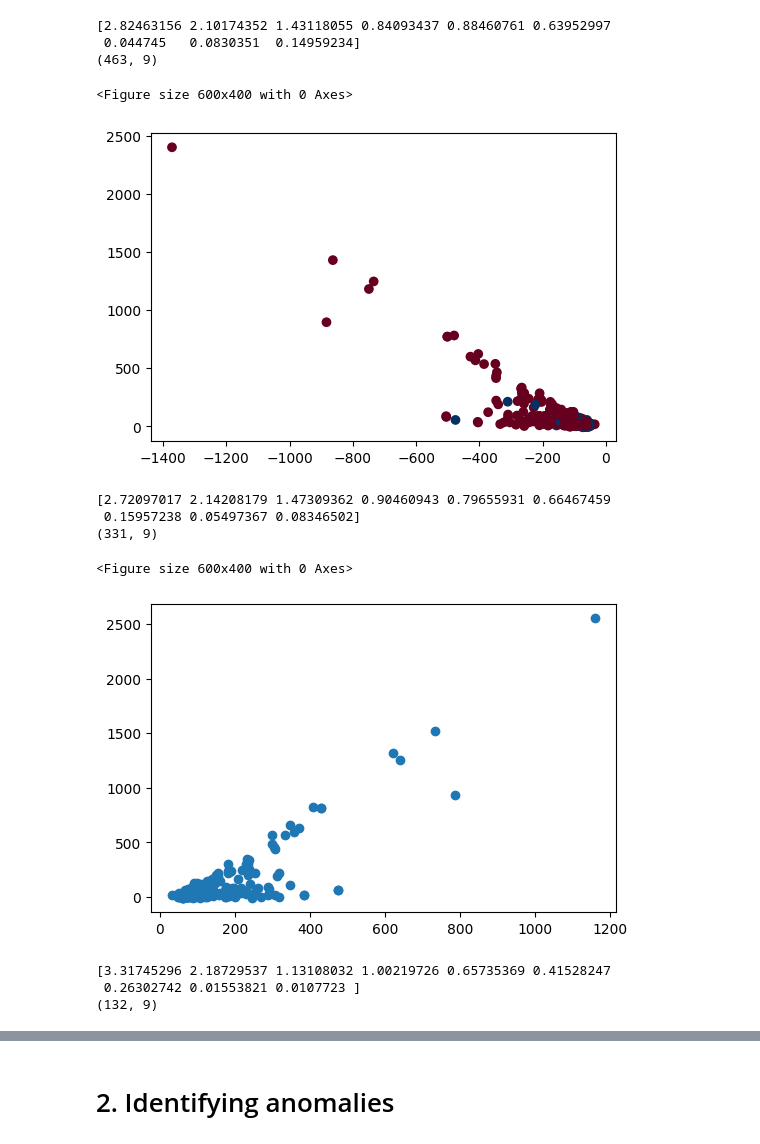
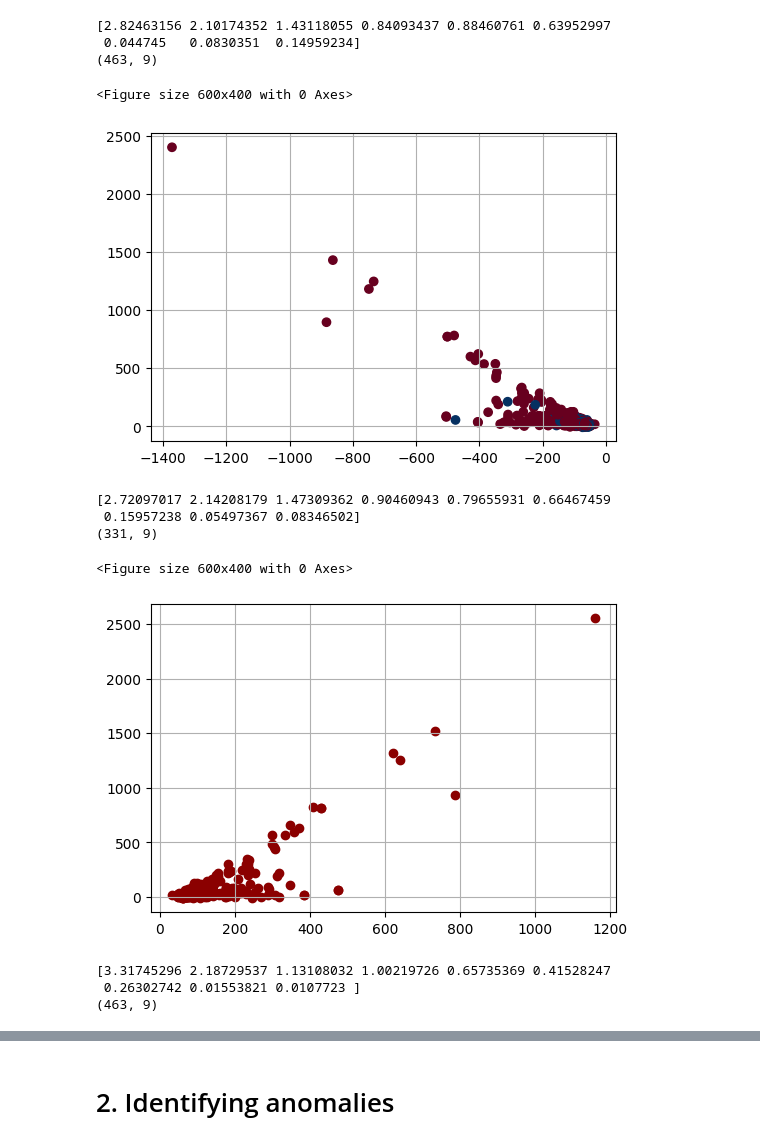
Before and after one commit to SrChen6/AA1-Competition, a Jupyter notebook: preprocessing-v2.ipynb, the cells around one changed output, grey strips where cells are left out. Saved outputs shown, nothing was run; the diff lists cells and outputs as text; code cells hidden in the pictures.

```diff
--- a/preprocessing-v2.ipynb
+++ b/preprocessing-v2.ipynb
@@ -93,43 +93,44 @@ z = X_pca.loc[:, 2]
 
 plt.figure(figsize = (6, 4))
 _ = plt.scatter(x = x, y = y, c = raw_data['Target'], cmap = "RdBu")
+_ = plt.grid()
 # %% [output]
 <Figure size 600x400 with 0 Axes>
-[figure, old version]
+[figure, new version]
 # %%
 sick_numdata = raw_data.drop(columns = ["Female", "Target"])[raw_data['Target'] == 0]
 corr = sick_numdata.corr()
 
 eigs, U = np.linalg.eig(corr)
-X_pca = sick_numdata @ U
+sick_pca = sick_numdata @ U
 
 print(eigs)
-print(X_pca.shape)
+print(sick_pca.shape)
 # %% [output]
 [2.72097017 2.14208179 1.47309362 0.90460943 0.79655931 0.66467459
  0.15957238 0.05497367 0.08346502]
 (331, 9)
 # %%
-x = X_pca.loc[:, 0]
-y = X_pca.loc[:, 1]
-z = X_pca.loc[:, 2]
+x = sick_pca.loc[:, 0]
+y = sick_pca.loc[:, 1]
 
 plt.figure(figsize = (6, 4))
-_ = plt.scatter(x = x, y = y, cmap = "RdBu")
+_ = plt.scatter(x = x, y = y, c = "darkred")
+_ = plt.grid()
 # %% [output]
 <Figure size 600x400 with 0 Axes>
-[figure, old version]
+[figure, new version]
 # %%
 healthy_numdata = raw_data.drop(columns = ["Female", "Target"])[raw_data['Target'] == 1]
 corr = healthy_numdata.corr()
 
 eigs, U = np.linalg.eig(corr)
-X_pca = healthy_numdata @ U
+healthy_pca = healthy_numdata @ U
 
 print(eigs)
-print(X_pca.shape)
+print(healthy_pca.shape)
 # %% [output]
 [3.31745296 2.18729537 1.13108032 1.00219726 0.65735369 0.41528247
  0.26302742 0.01553821 0.0107723 ]
-(132, 9)
+(463, 9)
 # %%
```
Also changed, not shown: parts of 4 cells of this notebook, 2 other files.
